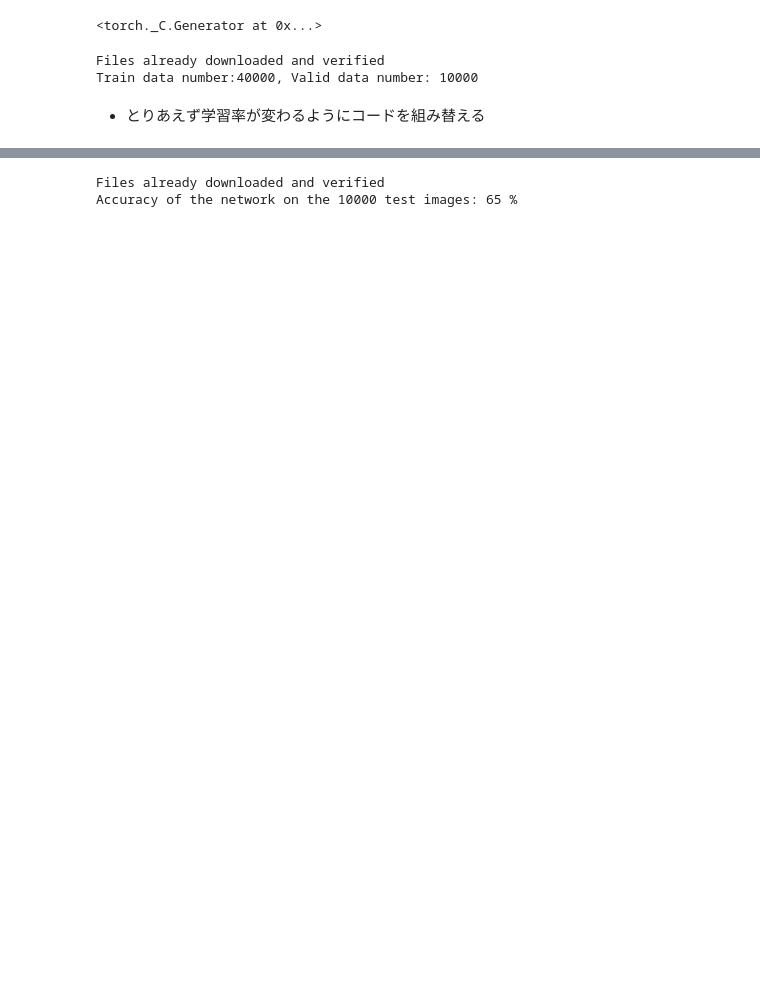
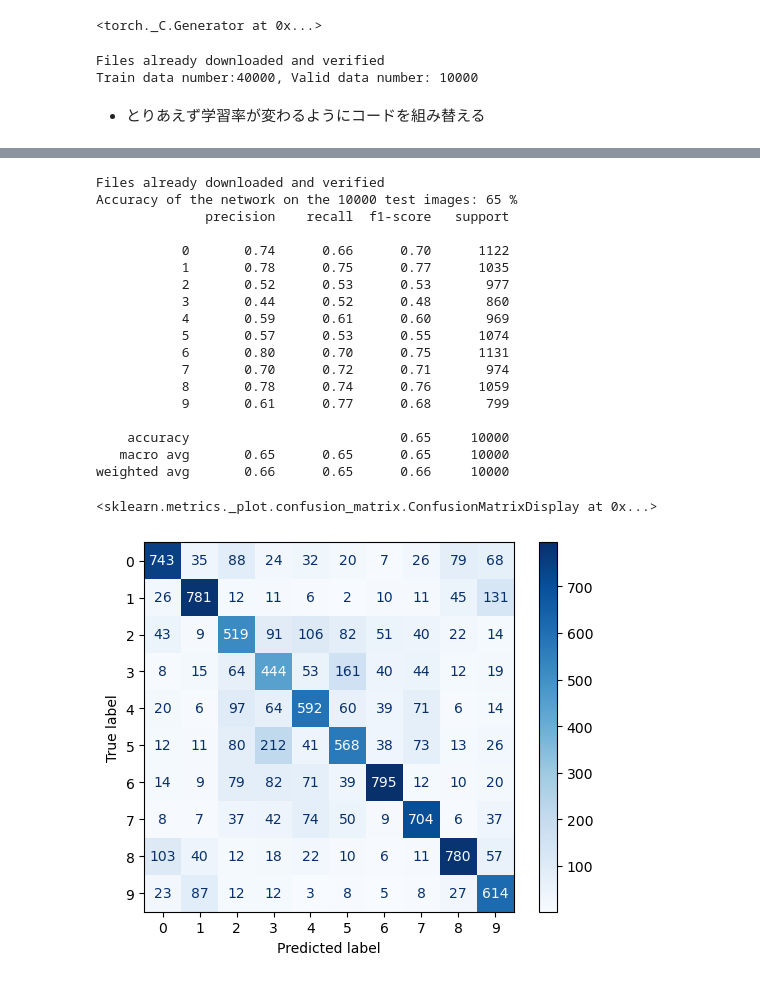
Before and after one commit to maoya23/deep-learning, a Jupyter notebook: neurogenesis/gradually_increase.ipynb, the cells around one changed output, grey strips where cells are left out. Saved outputs shown, nothing was run; the diff lists cells and outputs as text; code cells hidden in the pictures; blank space fills up the shorter version.

```diff
--- a/neurogenesis/gradually_increase.ipynb
+++ b/neurogenesis/gradually_increase.ipynb
@@ -476,19 +616,52 @@ EPOCH: 100, Train [Loss: 0.141, Accuracy: 0.950], Valid [Loss: 2.678, Accuracy:
 # %%
 import torchvision
 testset = torchvision.datasets.CIFAR10(root='data', train=False, download=True, transform=transforms.ToTensor() )
 testloader = torch.utils.data.DataLoader(testset, batch_size=4, shuffle=True, num_workers=2)
 
+from sklearn.metrics import confusion_matrix, ConfusionMatrixDisplay
+from sklearn.metrics import classification_report
+import pprint
+
 correct = 0
 total = 0
+prediction=[]
+label_list=[]
 # 勾配を記憶せず（学習せずに）に計算を行う
 with torch.no_grad():
     for data in testloader:
-        images, labels = data[0].to(device), data[1].to(device)
-        outputs = conv_net2(images)
+        images, labels = data[0].to(device),data[1].to(device)
+        outputs = conv_net(images)
         _, predicted = torch.max(outputs.data, 1)
+        prediction.extend(predicted.tolist())
+        label_list.extend(labels.tolist())
         total += labels.size(0)
         correct += (predicted == labels).sum().item()
+
 print('Accuracy of the network on the 10000 test images: %d %%' % (100 * correct / total))
+
+metrix=confusion_matrix(prediction,label_list)
+print(classification_report(prediction,label_list))
+cmp = ConfusionMatrixDisplay(metrix)
+
+cmp.plot(cmap=plt.cm.Blues)
 # %% [output]
 Files already downloaded and verified
 Accuracy of the network on the 10000 test images: 65 %
+              precision    recall  f1-score   support
+
+           0       0.74      0.66      0.70      1122
+           1       0.78      0.75      0.77      1035
+           2       0.52      0.53      0.53       977
+           3       0.44      0.52      0.48       860
+           4       0.59      0.61      0.60       969
+           5       0.57      0.53      0.55      1074
+           6       0.80      0.70      0.75      1131
+           7       0.70      0.72      0.71       974
+           8       0.78      0.74      0.76      1059
+           9       0.61      0.77      0.68       799
+
+    accuracy                           0.65     10000
+   macro avg       0.65      0.65      0.65     10000
+weighted avg       0.66      0.65      0.66     10000
+<sklearn.metrics._plot.confusion_matrix.ConfusionMatrixDisplay at 0x...>
+[figure, added]
```
Also changed, not shown: parts of 7 cells of this notebook, 1 other file.
